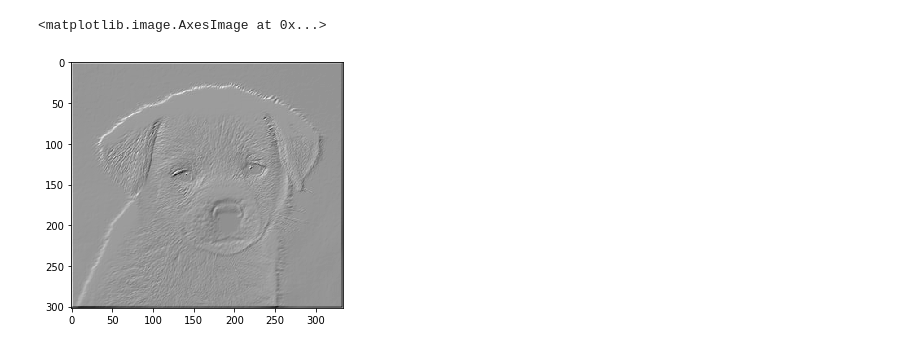
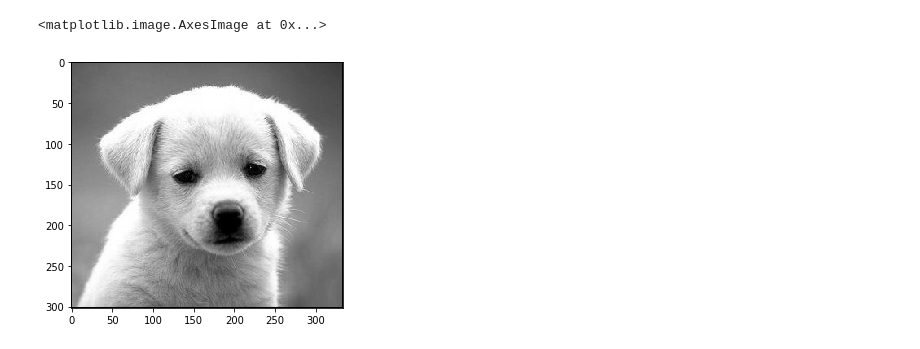
Before and after one commit to bijugs/ml-class, a Jupyter notebook: examples/keras-cnn/convolution.ipynb, the cells around one changed output. Cells and saved outputs as stored; diff of their text form; code cells hidden in the pictures.

```diff
--- a/examples/keras-cnn/convolution.ipynb
+++ b/examples/keras-cnn/convolution.ipynb
@@ -8,13 +8,13 @@ from skimage import data
 from scipy.signal import convolve2d
 # %%
 image = io.imread('dog.jpg', as_gray=True)
-kernel = [[0.0, 1.0, 0.0],
-          [1.0, 0.1, -1.0],
-          [0.0, -1.0, 0.0]]
+kernel = [[0.0, 0.0, 0.0],
+          [0.0, 0.1, 0.0],
+          [0.0, 0.0, 0.0]]
 features = convolve2d(image, kernel)
 #Normalize between 0.0 and 1.0
 features = (features - np.min(features)) / np.ptp(features)
 io.imshow(features, cmap='gray')
 # %% [output]
 <matplotlib.image.AxesImage at 0x...>
-[figure, old version]
+[figure, new version]
```
Also changed, not shown: 6 other files.
